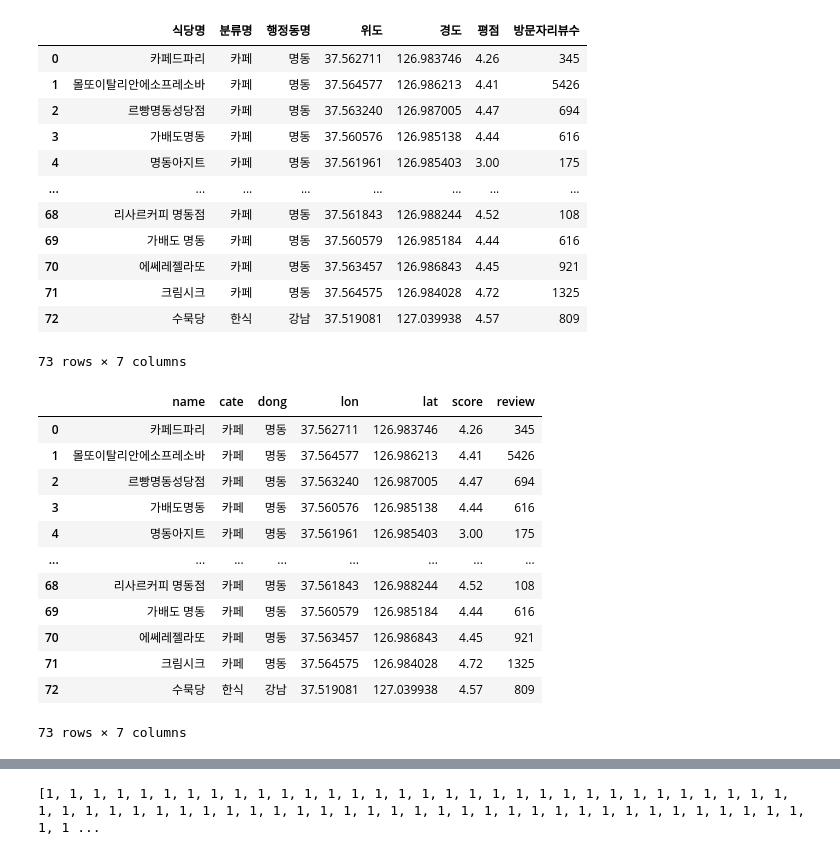
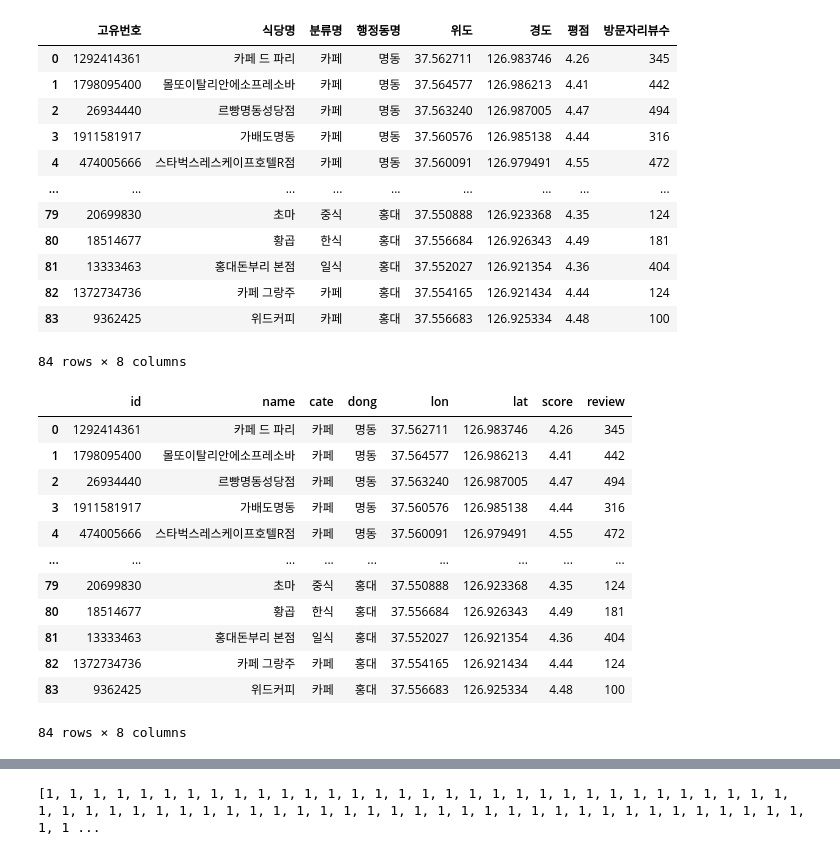
Before and after one commit to DeokYoung980130/FOOD_DATA, a Jupyter notebook: food_list.ipynb, the cells around one changed output, grey strips where cells are left out. Saved outputs shown, nothing was run; the diff lists cells and outputs as text; code cells hidden in the pictures.

```diff
--- a/food_list.ipynb
+++ b/food_list.ipynb
@@ -1,25 +1,26 @@
 # %%
 import numpy as np
 import pandas as pd
 
-df = pd.read_csv('test4.csv')
-df
+good = pd.read_csv('test4.csv')
+good
 # %% [output]
-|  | 식당명 | 분류명 | 행정동명 | 위도 | 경도 | 평점 | 방문자리뷰수 |
-| 0 | 카페드파리 | 카페 | 명동 | 37.562711 | 126.983746 | 4.26 | 345 |
-| 1 | 몰또이탈리안에소프레소바 | 카페 | 명동 | 37.564577 | 126.986213 | 4.41 | 5426 |
-| 2 | 르빵명동성당점 | 카페 | 명동 | 37.563240 | 126.987005 | 4.47 | 694 |
-| 3 | 가배도명동 | 카페 | 명동 | 37.560576 | 126.985138 | 4.44 | 616 |
-| 4 | 명동아지트 | 카페 | 명동 | 37.561961 | 126.985403 | 3.00 | 175 |
-| ... | ... | ... | ... | ... | ... | ... | ... |
-| 68 | 리사르커피 명동점 | 카페 | 명동 | 37.561843 | 126.988244 | 4.52 | 108 |
-| 69 | 가배도 명동 | 카페 | 명동 | 37.560579 | 126.985184 | 4.44 | 616 |
-| 70 | 에쎄레젤라또 | 카페 | 명동 | 37.563457 | 126.986843 | 4.45 | 921 |
-| 71 | 크림시크 | 카페 | 명동 | 37.564575 | 126.984028 | 4.72 | 1325 |
-| 72 | 수묵당 | 한식 | 강남 | 37.519081 | 127.039938 | 4.57 | 809 |
+|  | 고유번호 | 식당명 | 분류명 | 행정동명 | 위도 | 경도 | 평점 | 방문자리뷰수 |
+| 0 | 1292414361 | 카페 드 파리 | 카페 | 명동 | 37.562711 | 126.983746 | 4.26 | 345 |
+| 1 | 1798095400 | 몰또이탈리안에소프레소바 | 카페 | 명동 | 37.564577 | 126.986213 | 4.41 | 442 |
+| 2 | 26934440 | 르빵명동성당점 | 카페 | 명동 | 37.563240 | 126.987005 | 4.47 | 494 |
+| 3 | 1911581917 | 가배도명동 | 카페 | 명동 | 37.560576 | 126.985138 | 4.44 | 316 |
+| 4 | 474005666 | 스타벅스레스케이프호텔R점 | 카페 | 명동 | 37.560091 | 126.979491 | 4.55 | 472 |
+| ... | ... | ... | ... | ... | ... | ... | ... | ... |
+| 79 | 20699830 | 초마 | 중식 | 홍대 | 37.550888 | 126.923368 | 4.35 | 124 |
+| 80 | 18514677 | 황곱 | 한식 | 홍대 | 37.556684 | 126.926343 | 4.49 | 181 |
+| 81 | 13333463 | 홍대돈부리 본점 | 일식 | 홍대 | 37.552027 | 126.921354 | 4.36 | 404 |
+| 82 | 1372734736 | 카페 그랑주 | 카페 | 홍대 | 37.554165 | 126.921434 | 4.44 | 124 |
+| 83 | 9362425 | 위드커피 | 카페 | 홍대 | 37.556683 | 126.925334 | 4.48 | 100 |
-73 rows × 7 columns
+84 rows × 8 columns
 # %%
-df.columns= ['name',
+good.columns= ['id',
+             'name',
              'cate',
              'dong',
              'lon',
@@ -27,18 +28,18 @@ df.columns= ['name',
              'score',
              'review',
              ]
-df
+good
 # %% [output]
-|  | name | cate | dong | lon | lat | score | review |
-| 0 | 카페드파리 | 카페 | 명동 | 37.562711 | 126.983746 | 4.26 | 345 |
-| 1 | 몰또이탈리안에소프레소바 | 카페 | 명동 | 37.564577 | 126.986213 | 4.41 | 5426 |
-| 2 | 르빵명동성당점 | 카페 | 명동 | 37.563240 | 126.987005 | 4.47 | 694 |
-| 3 | 가배도명동 | 카페 | 명동 | 37.560576 | 126.985138 | 4.44 | 616 |
-| 4 | 명동아지트 | 카페 | 명동 | 37.561961 | 126.985403 | 3.00 | 175 |
-| ... | ... | ... | ... | ... | ... | ... | ... |
-| 68 | 리사르커피 명동점 | 카페 | 명동 | 37.561843 | 126.988244 | 4.52 | 108 |
-| 69 | 가배도 명동 | 카페 | 명동 | 37.560579 | 126.985184 | 4.44 | 616 |
-| 70 | 에쎄레젤라또 | 카페 | 명동 | 37.563457 | 126.986843 | 4.45 | 921 |
-| 71 | 크림시크 | 카페 | 명동 | 37.564575 | 126.984028 | 4.72 | 1325 |
-| 72 | 수묵당 | 한식 | 강남 | 37.519081 | 127.039938 | 4.57 | 809 |
+|  | id | name | cate | dong | lon | lat | score | review |
+| 0 | 1292414361 | 카페 드 파리 | 카페 | 명동 | 37.562711 | 126.983746 | 4.26 | 345 |
+| 1 | 1798095400 | 몰또이탈리안에소프레소바 | 카페 | 명동 | 37.564577 | 126.986213 | 4.41 | 442 |
+| 2 | 26934440 | 르빵명동성당점 | 카페 | 명동 | 37.563240 | 126.987005 | 4.47 | 494 |
+| 3 | 1911581917 | 가배도명동 | 카페 | 명동 | 37.560576 | 126.985138 | 4.44 | 316 |
+| 4 | 474005666 | 스타벅스레스케이프호텔R점 | 카페 | 명동 | 37.560091 | 126.979491 | 4.55 | 472 |
+| ... | ... | ... | ... | ... | ... | ... | ... | ... |
+| 79 | 20699830 | 초마 | 중식 | 홍대 | 37.550888 | 126.923368 | 4.35 | 124 |
+| 80 | 18514677 | 황곱 | 한식 | 홍대 | 37.556684 | 126.926343 | 4.49 | 181 |
+| 81 | 13333463 | 홍대돈부리 본점 | 일식 | 홍대 | 37.552027 | 126.921354 | 4.36 | 404 |
+| 82 | 1372734736 | 카페 그랑주 | 카페 | 홍대 | 37.554165 | 126.921434 | 4.44 | 124 |
+| 83 | 9362425 | 위드커피 | 카페 | 홍대 | 37.556683 | 126.925334 | 4.48 | 100 |
-73 rows × 7 columns
+84 rows × 8 columns
```
Also changed, not shown: parts of 16 cells of this notebook, 2 other files.
